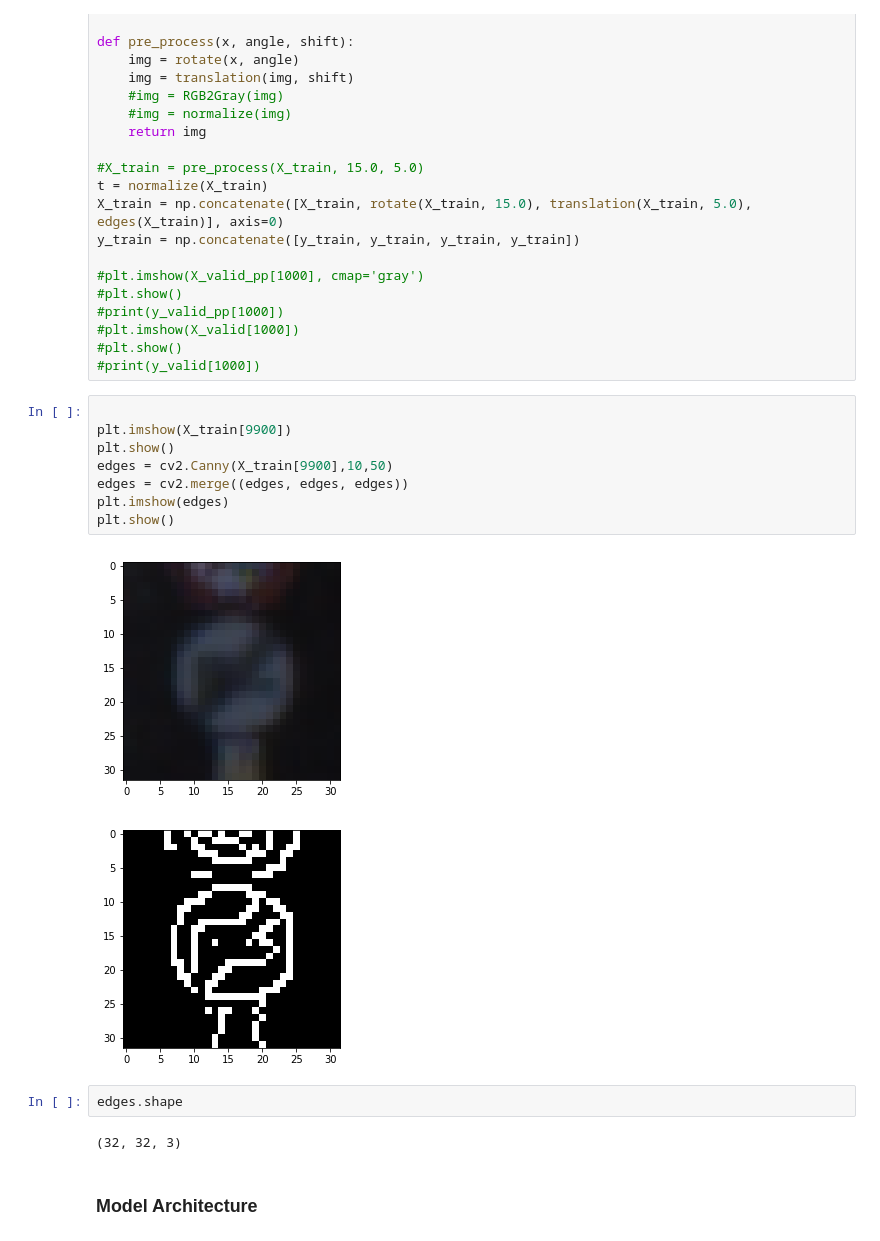
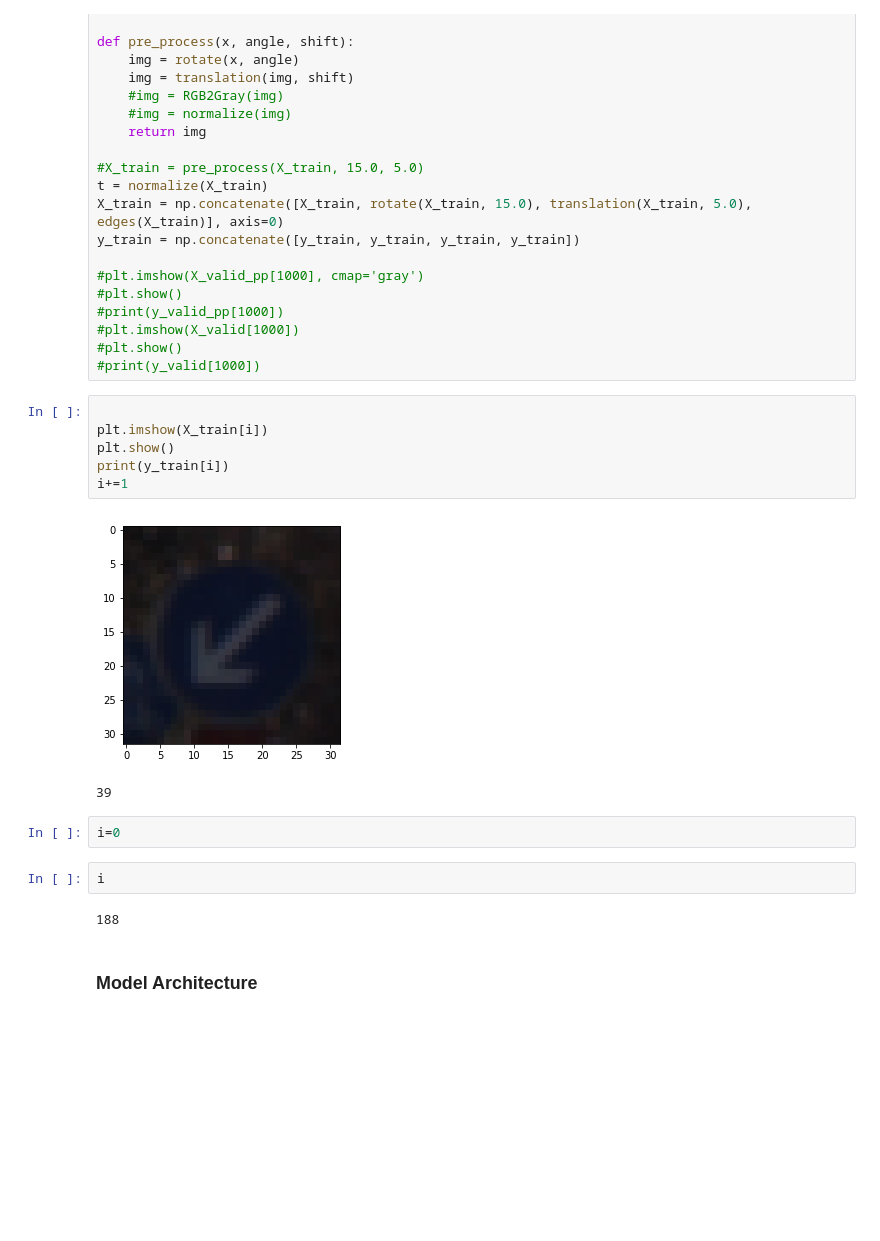
Before and after one commit to PedroHRPBS/CarND-Traffic-Sign-Classifier-Project, a Jupyter notebook: Traffic_Sign_Classifier.ipynb, the cells around one changed output. Cells and saved outputs as stored; diff of their text form; blank space fills up the shorter version.

```diff
--- a/Traffic_Sign_Classifier.ipynb
+++ b/Traffic_Sign_Classifier.ipynb
@@ -225,21 +225,21 @@ y_train = np.concatenate([y_train, y_train, y_train, y_train])
 #plt.imshow(X_valid[1000])
 #plt.show()
 #print(y_valid[1000])
-# %%
-
-plt.imshow(X_train[9900])
-plt.show()
-edges = cv2.Canny(X_train[9900],10,50)
-edges = cv2.merge((edges, edges, edges))
-plt.imshow(edges)
-plt.show()
-# %% [output]
-[figure, removed]
-[figure, removed]
-# %%
-edges.shape
-# %% [output]
-(32, 32, 3)
+# %%
+
+plt.imshow(X_train[i])
+plt.show()
+print(y_train[i])
+i+=1
+# %% [output]
+[figure, added]
+39
+# %%
+i=0
+# %%
+i
+# %% [output]
+188
 # %% [markdown]
 ### Model Architecture
 # %%
```
Also changed, not shown: parts of 2 cells of this notebook.
